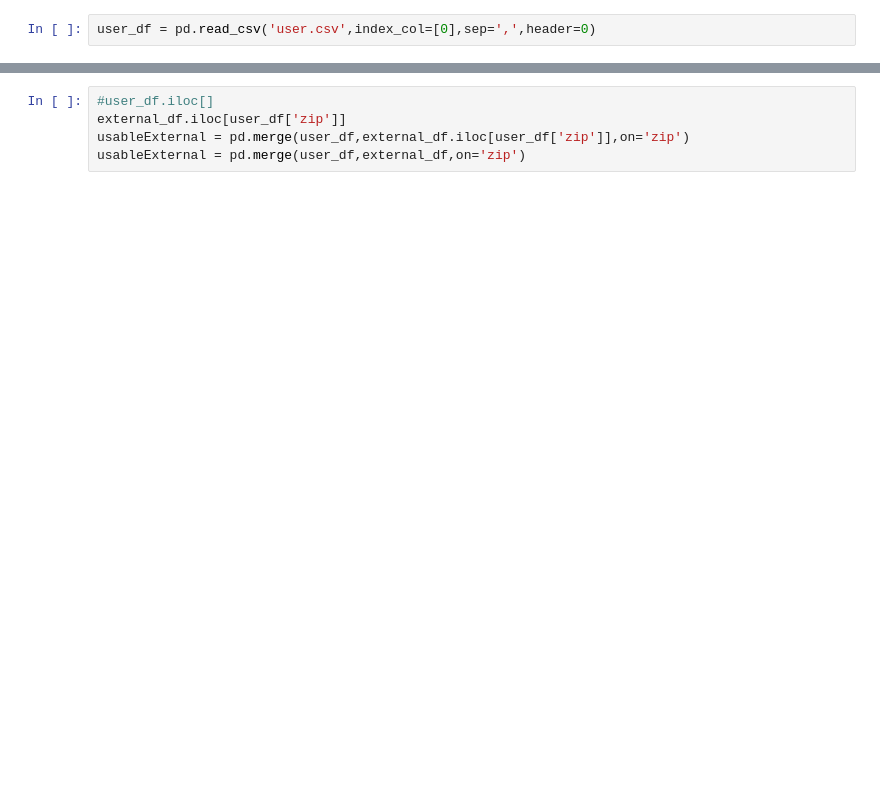
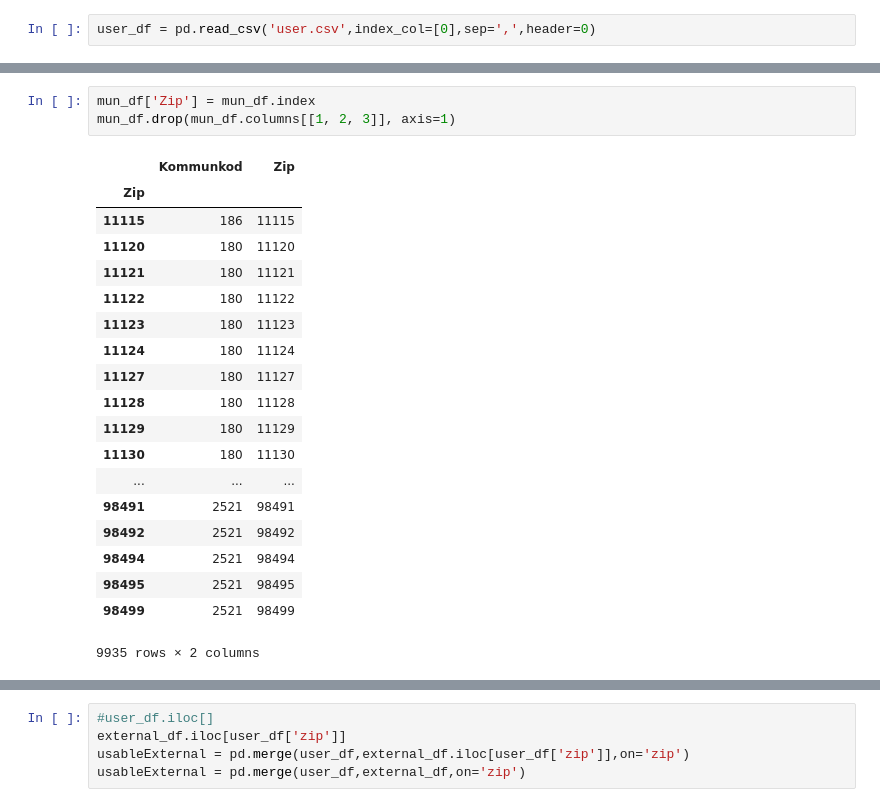
Before and after one commit to JAkerblom/analytic-santa, a Jupyter notebook: pythonscript_for_adding_externaldata.ipynb, the cells around one changed output, grey strips where cells are left out. Cells and saved outputs as stored; diff of their text form; blank space fills up the shorter version.

```diff
--- a/pythonscript_for_adding_externaldata.ipynb
+++ b/pythonscript_for_adding_externaldata.ipynb
@@ -61,2 +50,25 @@ user_df
+# %%
+mun_df['Zip'] = mun_df.index
+mun_df.drop(mun_df.columns[[1, 2, 3]], axis=1)
+# %% [output]
+|  | Kommunkod | Zip |
+| Zip |  |  |
+| 11115 | 186 | 11115 |
+| 11120 | 180 | 11120 |
+| 11121 | 180 | 11121 |
+| 11122 | 180 | 11122 |
+| 11123 | 180 | 11123 |
+| 11124 | 180 | 11124 |
+| 11127 | 180 | 11127 |
+| 11128 | 180 | 11128 |
+| 11129 | 180 | 11129 |
+| 11130 | 180 | 11130 |
+| ... | ... | ... |
+| 98491 | 2521 | 98491 |
+| 98492 | 2521 | 98492 |
+| 98494 | 2521 | 98494 |
+| 98495 | 2521 | 98495 |
+| 98499 | 2521 | 98499 |
+9935 rows × 2 columns
 # %%
 external_df
```
Also changed, not shown: parts of 9 cells of this notebook, 2 other files.
